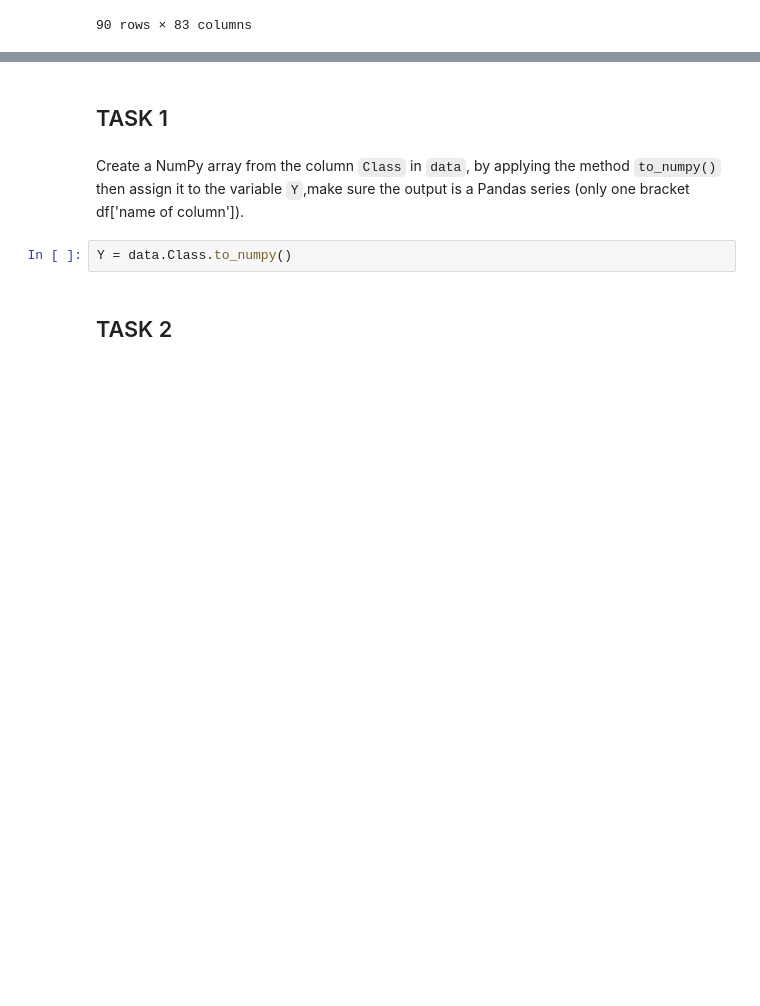
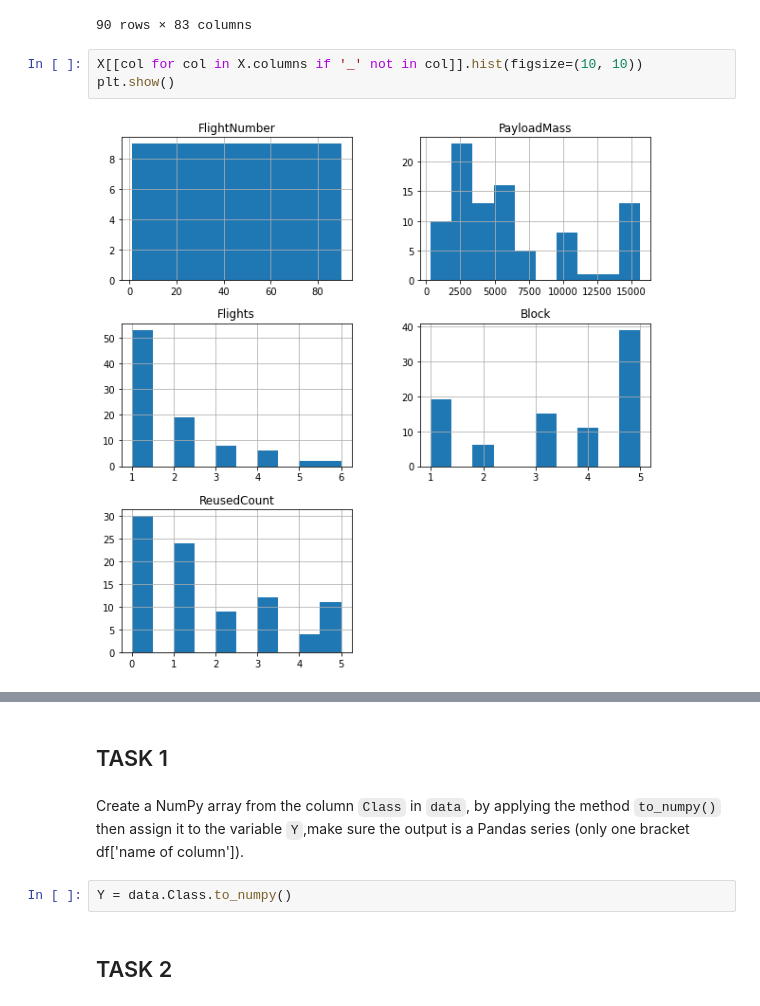
Before and after one commit to claudiohfg/ibm_space_y, a Jupyter notebook: Space_Y_006_Machine_Learning_Prediction.ipynb, the cells around one changed output, grey strips where cells are left out. Drawn from its saved outputs; the diff is of its cells as text; blank space fills up the shorter version.

Commit message:
Added graphs/plots of the data analyzes.

```diff
--- a/Space_Y_006_Machine_Learning_Prediction.ipynb
+++ b/Space_Y_006_Machine_Learning_Prediction.ipynb
@@ -114,3 +114,8 @@ X.head(100)
 | 88 | 89.0 | 15400.000000 | 3.0 | 5.0 | 2.0 | 0.0 | 0.0 | 0.0 | ... |
 | 89 | 90.0 | 3681.000000 | 1.0 | 5.0 | 0.0 | 0.0 | 0.0 | 0.0 | ... |
 90 rows × 83 columns
+# %%
+X[[col for col in X.columns if '_' not in col]].hist(figsize=(10, 10))
+plt.show()
+# %% [output]
+[figure, added]
```
Also changed, not shown: parts of 6 cells of this notebook.
